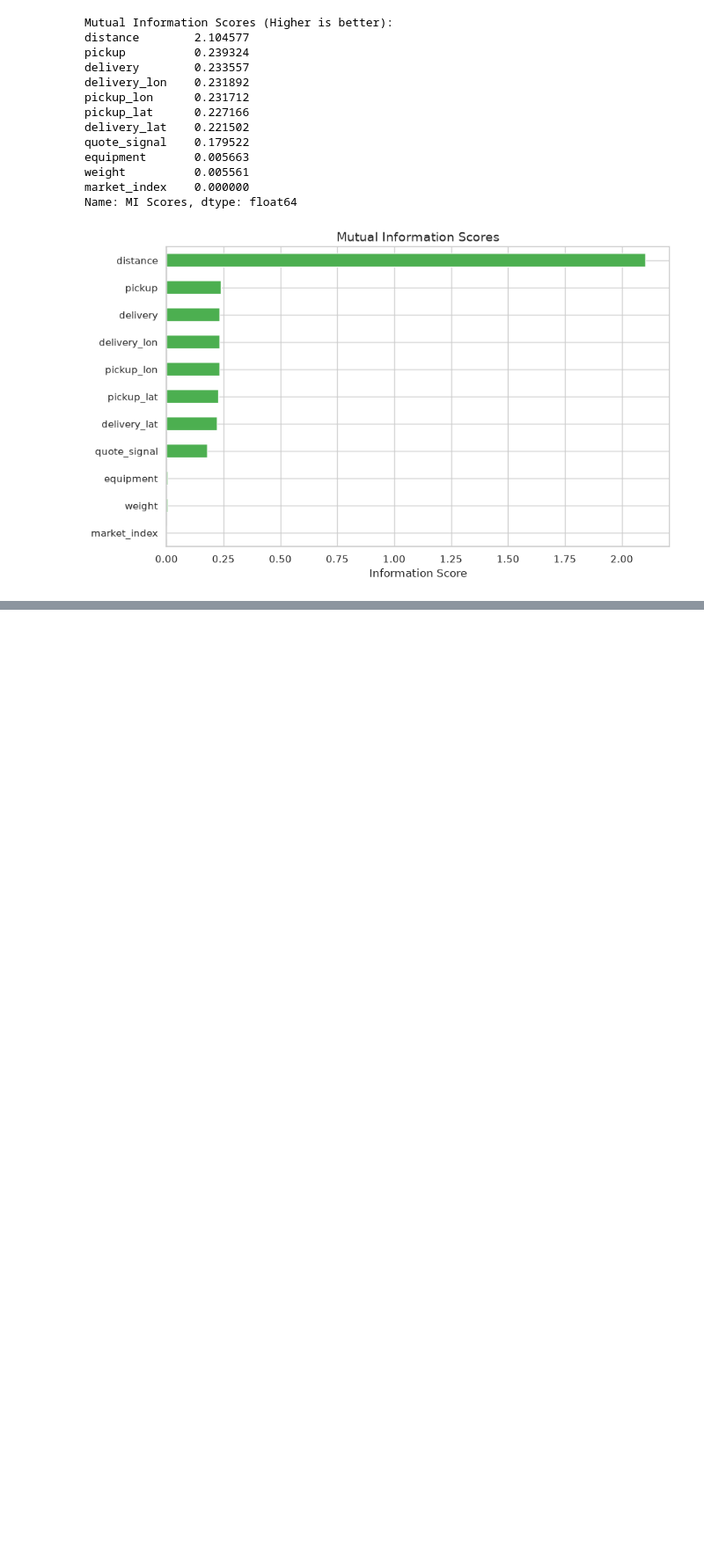
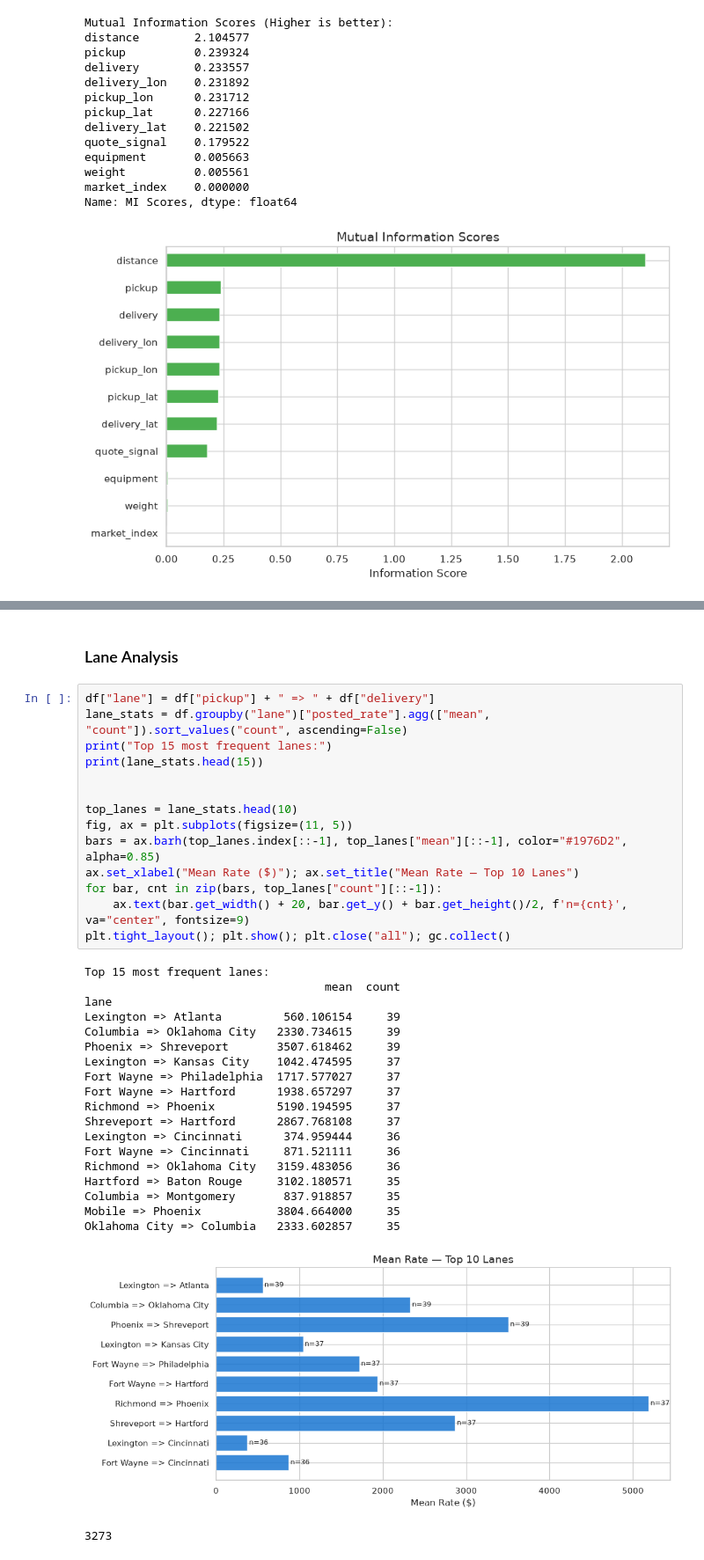
Before and after one commit to Sheild007/freight-rate-prediction, a Jupyter notebook: notebooks/eda.ipynb, the cells around one changed output, grey strips where cells are left out. Shown at 88% size. Saved outputs shown, nothing was run; the diff lists cells and outputs as text; blank space fills up the shorter version.

```diff
--- a/notebooks/eda.ipynb
+++ b/notebooks/eda.ipynb
@@ -337,0 +382,37 @@ Name: MI Scores, dtype: float64
+# %% [markdown]
+### Lane Analysis
+# %%
+df["lane"] = df["pickup"] + " => " + df["delivery"]
+lane_stats = df.groupby("lane")["posted_rate"].agg(["mean", "count"]).sort_values("count", ascending=False)
+print("Top 15 most frequent lanes:")
+print(lane_stats.head(15))
+
+
+top_lanes = lane_stats.head(10)
+fig, ax = plt.subplots(figsize=(11, 5))
+bars = ax.barh(top_lanes.index[::-1], top_lanes["mean"][::-1], color="#1976D2", alpha=0.85)
+ax.set_xlabel("Mean Rate ($)"); ax.set_title("Mean Rate — Top 10 Lanes")
+for bar, cnt in zip(bars, top_lanes["count"][::-1]):
+    ax.text(bar.get_width() + 20, bar.get_y() + bar.get_height()/2, f'n={cnt}', va="center", fontsize=9)
+plt.tight_layout(); plt.show(); plt.close("all"); gc.collect()
+# %% [output]
+Top 15 most frequent lanes:
+                                   mean  count
+lane
+Lexington => Atlanta         560.106154     39
+Columbia => Oklahoma City   2330.734615     39
+Phoenix => Shreveport       3507.618462     39
+Lexington => Kansas City    1042.474595     37
+Fort Wayne => Philadelphia  1717.577027     37
+Fort Wayne => Hartford      1938.657297     37
+Richmond => Phoenix         5190.194595     37
+Shreveport => Hartford      2867.768108     37
+Lexington => Cincinnati      374.959444     36
+Fort Wayne => Cincinnati     871.521111     36
+Richmond => Oklahoma City   3159.483056     36
+Hartford => Baton Rouge     3102.180571     35
+Columbia => Montgomery       837.918857     35
+Mobile => Phoenix           3804.664000     35
+Oklahoma City => Columbia   2333.602857     35
+[figure, added]
+3273
```
Also changed, not shown: parts of 6 cells of this notebook.
